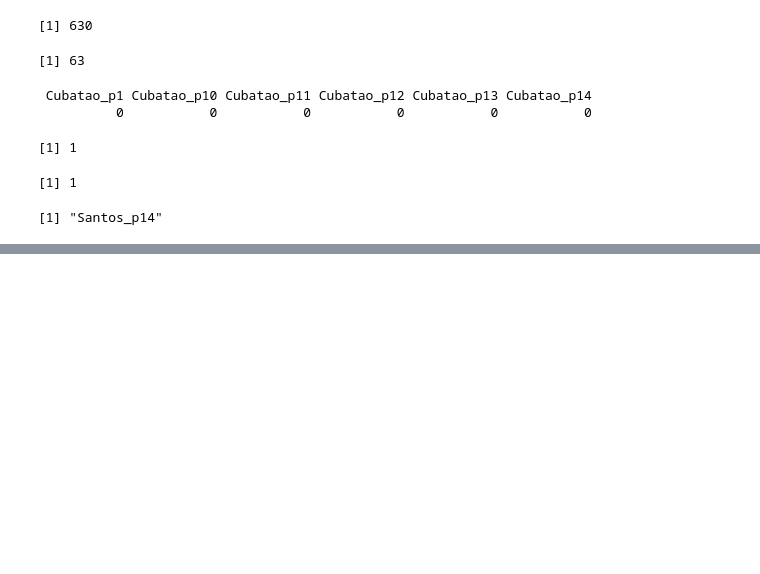
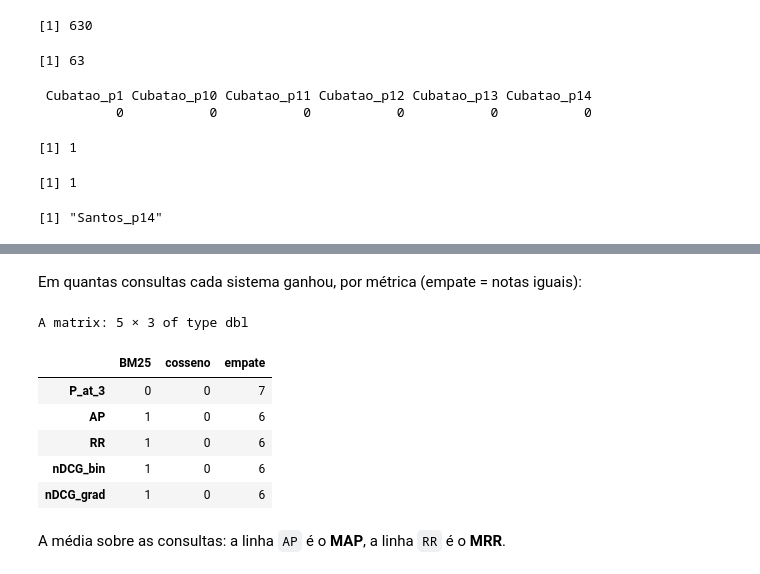
Before and after one commit to vicleme/PI3-FFV, a Jupyter notebook: estrutura/codigo/12b-metricas-estudo.ipynb, the cells around one changed output, grey strips where cells are left out. Drawn from its saved outputs; the diff is of its cells as text; code cells hidden in the pictures; blank space fills up the shorter version.

```diff
--- a/estrutura/codigo/12b-metricas-estudo.ipynb
+++ b/estrutura/codigo/12b-metricas-estudo.ipynb
@@ -111,0 +449,17 @@ relevantes
+# %% [markdown]
+Em quantas consultas cada sistema ganhou, por métrica (empate = notas iguais):
+# %%
+placar <- cbind(BM25    = rowSums(dif >  1e-9),          # consultas em que o BM25 ficou na frente
+                cosseno = rowSums(dif < -1e-9),          # consultas em que o cosseno ficou na frente
+                empate  = rowSums(abs(dif) <= 1e-9))     # consultas empatadas
+placar
+# %% [output]
+A matrix: 5 × 3 of type dbl
+|  | BM25 | cosseno | empate |
+| P_at_3 | 0 | 0 | 7 |
+| AP | 1 | 0 | 6 |
+| RR | 1 | 0 | 6 |
+| nDCG_bin | 1 | 0 | 6 |
+| nDCG_grad | 1 | 0 | 6 |
+# %% [markdown]
+A média sobre as consultas: a linha `AP` é o **MAP**, a linha `RR` é o **MRR**.
```
Also changed, not shown: parts of 51 cells of this notebook, 1 other file.
